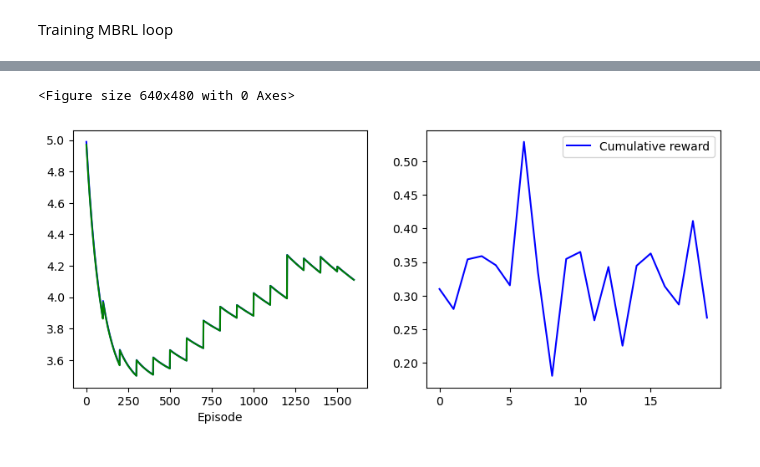
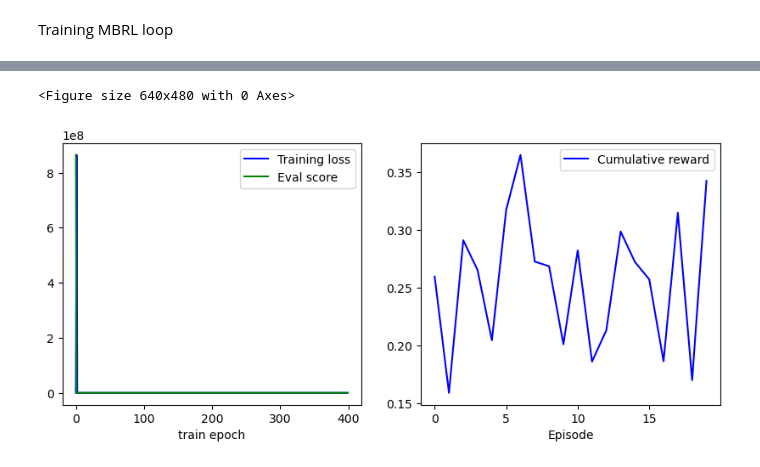
Before and after one commit to theauv/FMDP-in-MBRL, a Jupyter notebook: test_learn_bikes.ipynb, the cells around one changed output, grey strips where cells are left out. Saved outputs shown, nothing was run; the diff lists cells and outputs as text; code cells hidden in the pictures.

Commit message:
model training bikes fixed

```diff
--- a/test_learn_bikes.ipynb
+++ b/test_learn_bikes.ipynb
@@ -229,11 +169,13 @@ class linearRegression(Model):
 # %%
+from src.model.linear_regression import LinearRegression
+
 learningRate = 0.01
 epochs = 2000
 eval_epoch_freq = 1
 in_size=train_x.shape[-1]
 out_size=train_y.shape[-1]
 device="cpu"
-lr_model = linearRegression(in_size, out_size, device)
+lr_model = LinearRegression(in_size, out_size, device)
 criterion = torch.nn.MSELoss()
 metric = r2_score
 optimizer = torch.optim.SGD(lr_model.parameters(), lr=learningRate)
@@ -1291,6 +1063,7 @@ from src.util.replay_buffer import ReplayBufferOverriden
 from src.util.model_trainer import ModelTrainer, ModelTrainerOverriden
 from src.env.bikes import Bikes
 from src.model.dict_model_wrapper import OneDTransitionRewardModelDictSpace
+from src.model.simple import Simple
 
 #WARNING: Make sure that it makes sense with trained model above
 
@@ -1326,7 +1099,7 @@ model_wd = 0
 freq_train_model = 10
 model_batch_size = num_steps+initial_exploration_steps #Make sense for LR or GP
 validation_ratio = 0
-num_epochs = 100
+num_epochs = 25
 
 #Agent config
 optimizer_cfg = {
@@ -1362,7 +1135,7 @@ if seed is not None:
     torch_generator.manual_seed(seed)
 
 #Dynamics model
-model = lr_model
+model = Simple(in_size, out_size, device)
 
 dynamics_model = OneDTransitionRewardModelDictSpace(
     model,
@@ -1520,13 +1293,14 @@ Trial: 20, reward: 2.138680385082184.
 # %%
 plt.clf()
 f, ax = plt.subplots(1, 2, figsize=(10, 4))
 ax[0].plot(all_training_losses, 'b', label='Training loss')
 ax[0].plot(all_val_scores, 'g', label='Eval score')
 ax[0].set_xlabel('train epoch')
 ax[1].plot(np.mean(rewards, axis=-1), 'b', label='Cumulative reward')
-ax[0].set_xlabel('Episode')
-plt.legend(loc='best')
+ax[1].set_xlabel('Episode')
+ax[0].legend(loc='best')
+ax[1].legend(loc='best')
 plt.show()
 # %% [output]
 <Figure size 640x480 with 0 Axes>
-[figure, old version]
+[figure, new version]
```
Also changed, not shown: parts of 13 cells of this notebook, 14 other files.
